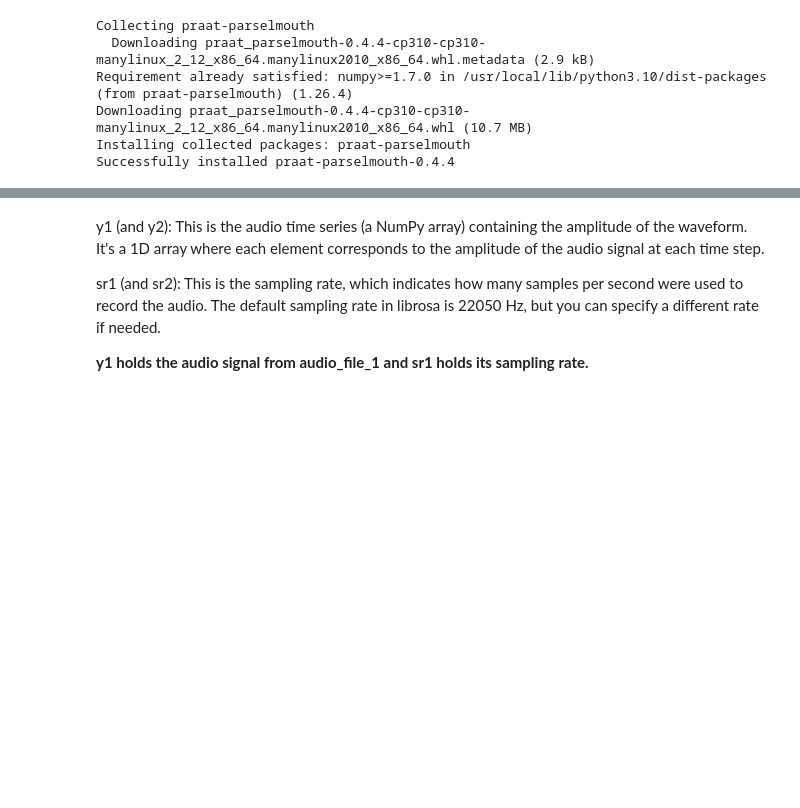
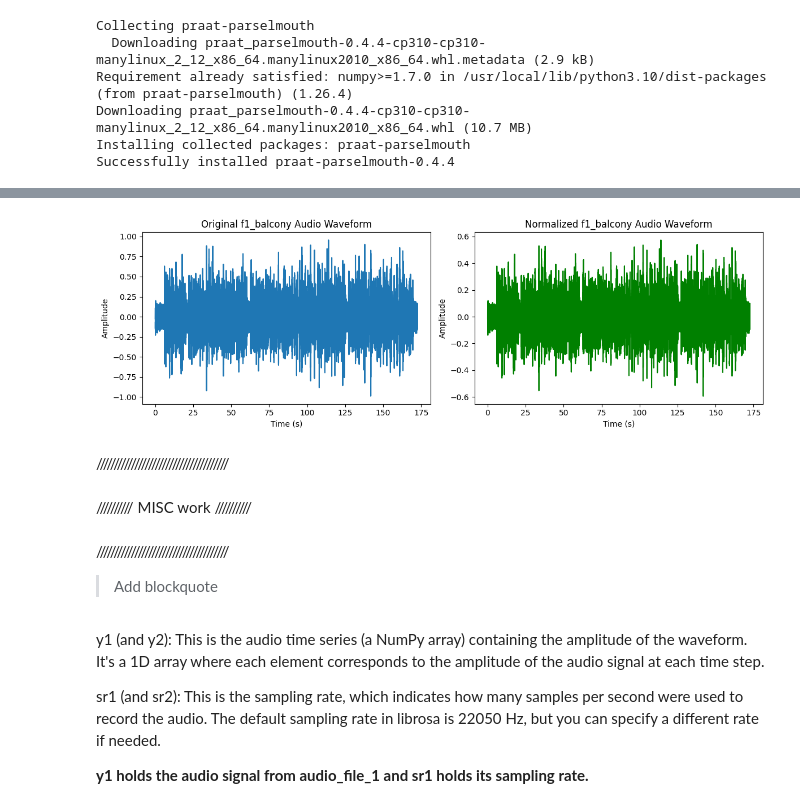
Before and after one commit to shreyakakachery/daps-subset, a Jupyter notebook: DAPS.ipynb, the cells around one changed output, grey strips where cells are left out. Saved outputs shown, nothing was run; the diff lists cells and outputs as text; code cells hidden in the pictures; blank space fills up the shorter version.

```diff
--- a/DAPS.ipynb
+++ b/DAPS.ipynb
@@ -47,3 +86,51 @@ f1_balcony_path = '/content/drive/My Drive/DAPS/DAPS-subset/f10/f10_script1_balc
+# %%
+# balcony side by side
+
+# Load the audio file
+f1_b = parselmouth.Sound(f1_b_path)
+
+# Make a copy of the original sound before normalizing
+# praat-parselmouth overrides the original audio file, so
+# make sure to save a copy!
+original_f1_b = copy.deepcopy(f1_b)
+
+# Normalize the audio (intensity adjustment)
+def normalize_audio(f1_b, target_level_dB=70):
+    # Normalize intensity to a given dB level
+    f1_b.scale_intensity(target_level_dB)
+    return f1_b
+
+# Normalize the audio to a target level (e.g., 70 dB)
+normalized_f1_b = normalize_audio(f1_b, target_level_dB=70)
+
+# Create subplots to display side by side
+fig, axs = plt.subplots(1, 2, figsize=(12, 4))
+
+# Plot original_f1_b waveform
+axs[0].plot(original_f1_b.xs(), original_f1_b.values.T, label="Original f1_balcony Audio")
+axs[0].set_title("Original f1_balcony Audio Waveform")
+axs[0].set_xlabel("Time (s)")
+axs[0].set_ylabel("Amplitude")
+
+# Plot normalized sound waveform
+axs[1].plot(normalized_f1_b.xs(), normalized_f1_b.values.T, label="Normalized f1_balcony Audio", color="green")
+axs[1].set_title("Normalized f1_balcony Audio Waveform")
+axs[1].set_xlabel("Time (s)")
+axs[1].set_ylabel("Amplitude")
+
+# Adjust layout and show the plots
+plt.tight_layout()
+plt.show()
+# %% [output]
+[figure, added]
+# %% [markdown]
+//////////////////////////////////////
+# %% [markdown]
+////////// MISC work //////////
+# %% [markdown]
+//////////////////////////////////////
+
+> Add blockquote
 # %% [markdown]
 y1 (and y2): This is the audio time series (a NumPy array) containing the amplitude of the waveform. It's a 1D array where each element corresponds to the amplitude of the audio signal at each time step.
 
```
Also changed, not shown: parts of 9 cells of this notebook.
